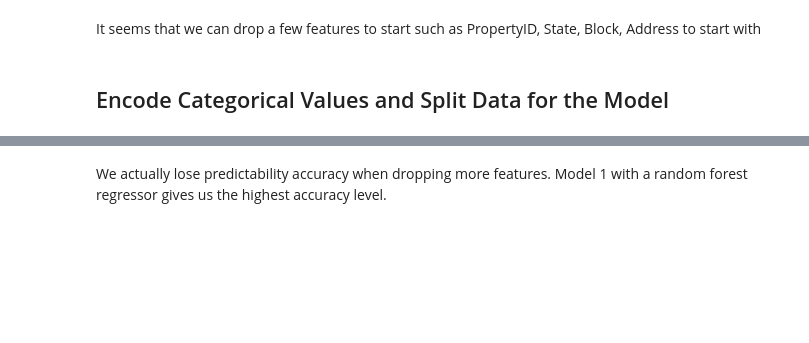
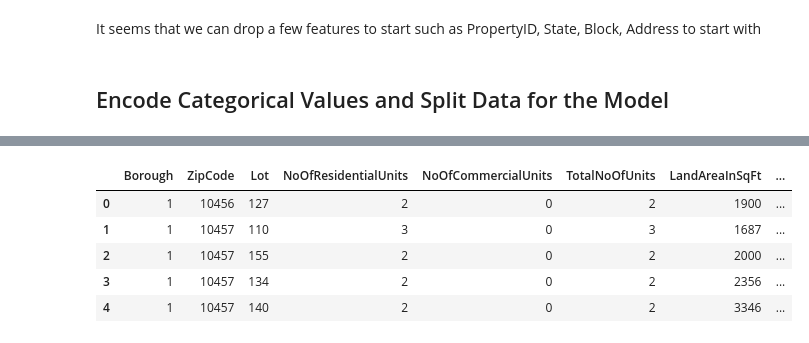
Before and after one commit to Marcos-Verdi/DA_Reg_propertyPrices, a Jupyter notebook: property_value_analysis.ipynb, the cells around one changed output, grey strips where cells are left out. Cells and saved outputs as stored; diff of their text form; code cells hidden in the pictures; blank space fills up the shorter version.

```diff
--- a/property_value_analysis.ipynb
+++ b/property_value_analysis.ipynb
@@ -544,2 +352,9 @@ sns.heatmap(x_train.corr(), mask=mask, annot=True)
-# %% [markdown]
-We actually lose predictability accuracy when dropping more features. Model 1 with a random forest regressor gives us the highest accuracy level.
+# %%
+test1.head(5)
+# %% [output]
+|  | Borough | ZipCode | Lot | NoOfResidentialUnits | NoOfCommercialUnits | TotalNoOfUnits | LandAreaInSqFt | ... |
+| 0 | 1 | 10456 | 127 | 2 | 0 | 2 | 1900 | ... |
+| 1 | 1 | 10457 | 110 | 3 | 0 | 3 | 1687 | ... |
+| 2 | 1 | 10457 | 155 | 2 | 0 | 2 | 2000 | ... |
+| 3 | 1 | 10457 | 134 | 2 | 0 | 2 | 2356 | ... |
+| 4 | 1 | 10457 | 140 | 2 | 0 | 2 | 3346 | ... |
```
Also changed, not shown: parts of 67 cells of this notebook.
